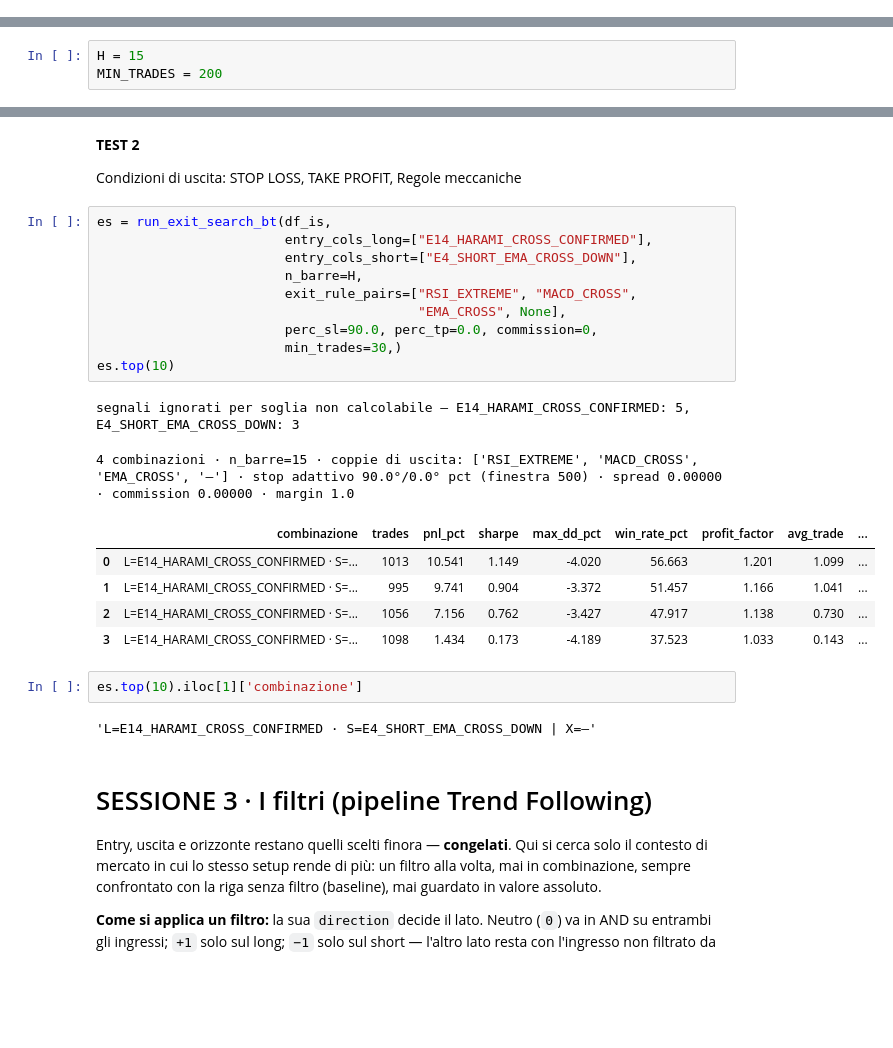
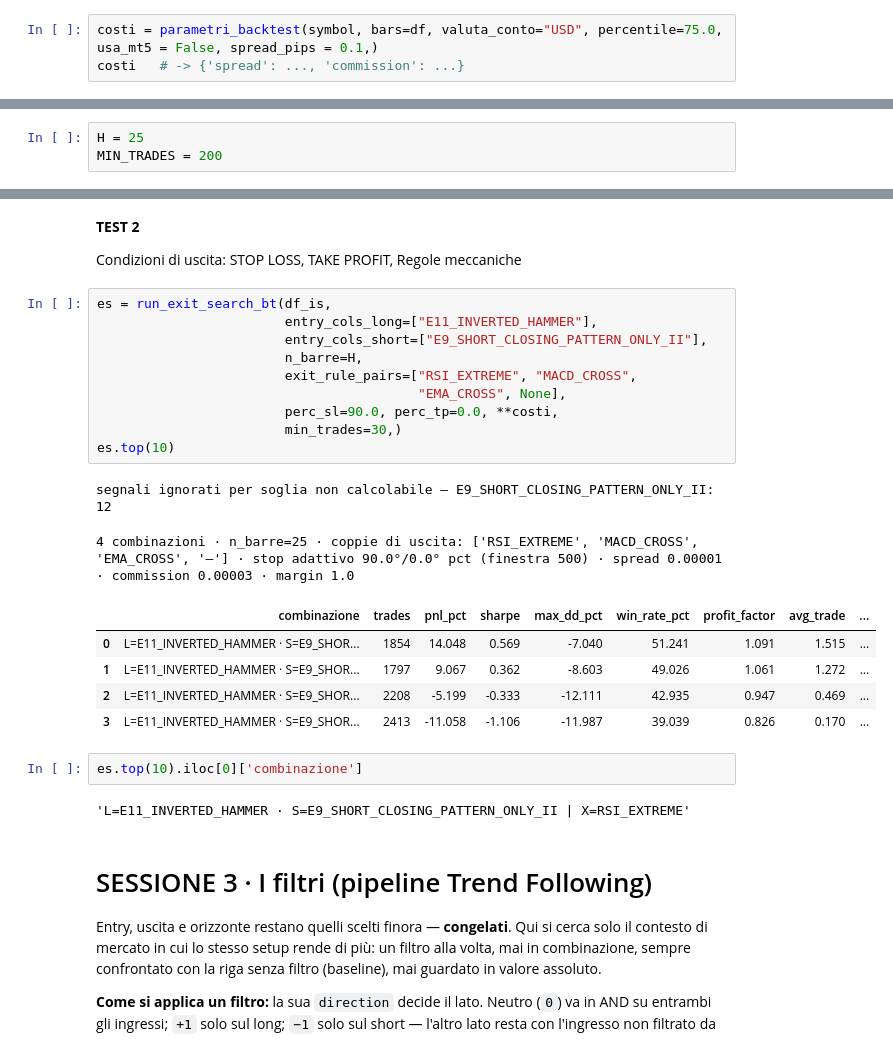
Before and after one commit to matti410/Trading-System-Creator_V4, a Jupyter notebook: Trading_Grid_Search_v4_backtesting.ipynb, the cells around one changed output, grey strips where cells are left out. Drawn from its saved outputs; the diff is of its cells as text; blank space fills up the shorter version.

```diff
--- a/Trading_Grid_Search_v4_backtesting.ipynb
+++ b/Trading_Grid_Search_v4_backtesting.ipynb
@@ -89,0 +92,3 @@ EURUSD M15 — 91,596 barre  ·  da 2023-01-02 00:00:00+00:00  a  2026-09-07 06:
+# %%
+costi = parametri_backtest(symbol, bars=df, valuta_conto="USD", percentile=75.0, usa_mt5 = False, spread_pips = 0.1,)
+costi   # -> {'spread': ..., 'commission': ...}
@@ -185,7 +199,7 @@ Ogni linea è una condizione, asse orizzontale le barre dal trigger, verticale l
 
 Guarda la **forma**: sale e prosegue = il movimento continua; sale e si appiattisce = il vantaggio ha una scadenza (è lì l'orizzonte del trade); sale e ridiscende = quello che guadagnavi lo restituisci.
 # %%
-H = 15
+H = 25
 MIN_TRADES = 200
 # %%
 ev = eng.event_study.run_event_study(df_is, horizon=H, min_trades=MIN_TRADES)
@@ -332,26 +340,26 @@ segnali ignorati per soglia non calcolabile — E14_HARAMI_CROSS_CONFIRMED: 5, E
 Condizioni di uscita: STOP LOSS, TAKE PROFIT, Regole meccaniche
 # %%
 es = run_exit_search_bt(df_is,
-                        entry_cols_long=["E14_HARAMI_CROSS_CONFIRMED"],
-                        entry_cols_short=["E4_SHORT_EMA_CROSS_DOWN"],
+                        entry_cols_long=["E11_INVERTED_HAMMER"],
+                        entry_cols_short=["E9_SHORT_CLOSING_PATTERN_ONLY_II"],
                         n_barre=H,
                         exit_rule_pairs=["RSI_EXTREME", "MACD_CROSS",
                                          "EMA_CROSS", None],
-                        perc_sl=90.0, perc_tp=0.0, commission=0,
+                        perc_sl=90.0, perc_tp=0.0, **costi,
                         min_trades=30,)
 es.top(10)
 # %% [output]
-segnali ignorati per soglia non calcolabile — E14_HARAMI_CROSS_CONFIRMED: 5, E4_SHORT_EMA_CROSS_DOWN: 3
+segnali ignorati per soglia non calcolabile — E9_SHORT_CLOSING_PATTERN_ONLY_II: 12
-4 combinazioni · n_barre=15 · coppie di uscita: ['RSI_EXTREME', 'MACD_CROSS', 'EMA_CROSS', '—'] · stop adattivo 90.0°/0.0° pct (finestra 500) · spread 0.00000 · commission 0.00000 · margin 1.0
+4 combinazioni · n_barre=25 · coppie di uscita: ['RSI_EXTREME', 'MACD_CROSS', 'EMA_CROSS', '—'] · stop adattivo 90.0°/0.0° pct (finestra 500) · spread 0.00001 · commission 0.00003 · margin 1.0
 |  | combinazione | trades | pnl_pct | sharpe | max_dd_pct | win_rate_pct | profit_factor | avg_trade | ... |
-| 0 | L=E14_HARAMI_CROSS_CONFIRMED · S=... | 1013 | 10.541 | 1.149 | -4.020 | 56.663 | 1.201 | 1.099 | ... |
-| 1 | L=E14_HARAMI_CROSS_CONFIRMED · S=... | 995 | 9.741 | 0.904 | -3.372 | 51.457 | 1.166 | 1.041 | ... |
-| 2 | L=E14_HARAMI_CROSS_CONFIRMED · S=... | 1056 | 7.156 | 0.762 | -3.427 | 47.917 | 1.138 | 0.730 | ... |
-| 3 | L=E14_HARAMI_CROSS_CONFIRMED · S=... | 1098 | 1.434 | 0.173 | -4.189 | 37.523 | 1.033 | 0.143 | ... |
+| 0 | L=E11_INVERTED_HAMMER · S=E9_SHOR... | 1854 | 14.048 | 0.569 | -7.040 | 51.241 | 1.091 | 1.515 | ... |
+| 1 | L=E11_INVERTED_HAMMER · S=E9_SHOR... | 1797 | 9.067 | 0.362 | -8.603 | 49.026 | 1.061 | 1.272 | ... |
+| 2 | L=E11_INVERTED_HAMMER · S=E9_SHOR... | 2208 | -5.199 | -0.333 | -12.111 | 42.935 | 0.947 | 0.469 | ... |
+| 3 | L=E11_INVERTED_HAMMER · S=E9_SHOR... | 2413 | -11.058 | -1.106 | -11.987 | 39.039 | 0.826 | 0.170 | ... |
 # %%
-es.top(10).iloc[1]['combinazione']
+es.top(10).iloc[0]['combinazione']
 # %% [output]
-'L=E14_HARAMI_CROSS_CONFIRMED · S=E4_SHORT_EMA_CROSS_DOWN | X=—'
+'L=E11_INVERTED_HAMMER · S=E9_SHORT_CLOSING_PATTERN_ONLY_II | X=RSI_EXTREME'
 # %% [markdown]
 # SESSIONE 3 · I filtri (pipeline Trend Following)
 
```
Also changed, not shown: parts of 17 cells of this notebook.
